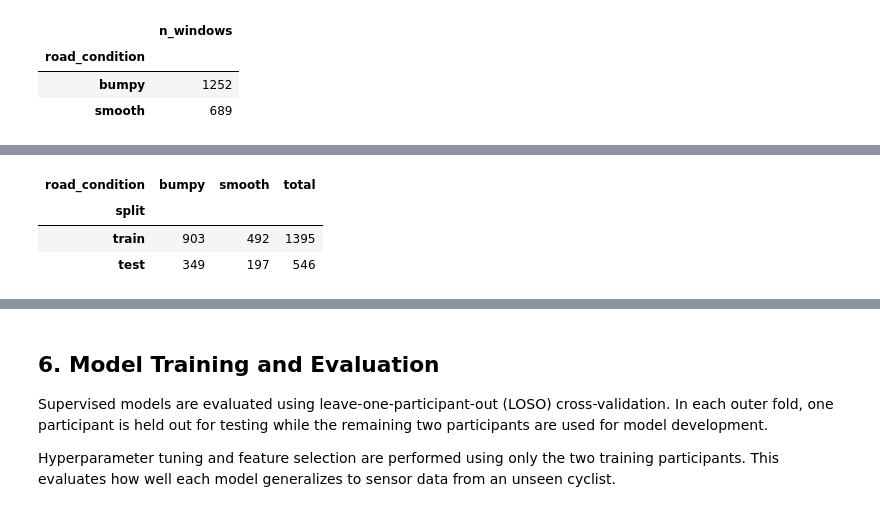
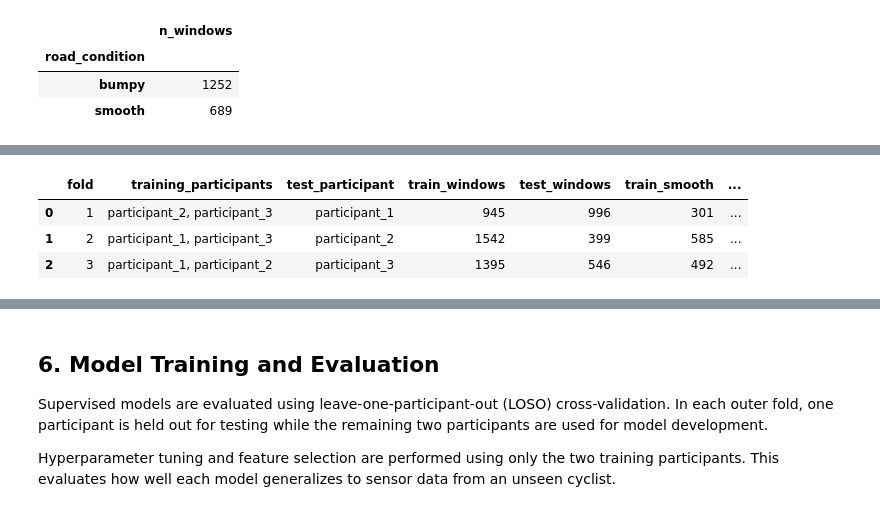
Before and after one commit to xinran-2/Pavement-smoothness-detection-model, a Jupyter notebook: notebooks/Project_pipeline.ipynb, the cells around one changed output, grey strips where cells are left out. Cells and saved outputs as stored; diff of their text form; code cells hidden in the pictures.

Commit message:
Add Gaussian Mixture Model,Self-Organizing Map,K-Means,and Logistic Regression and model evaluation and notebook discussion

```diff
--- a/notebooks/Project_pipeline.ipynb
+++ b/notebooks/Project_pipeline.ipynb
@@ -530,51 +533,55 @@ The data is partitioned by participant: participants 1 and 2 are used for traini
 # %%
-# Fix the held-out participant before examining model performance.
-test_participant = "participant_3"
+# Section 5.2: Create and check the outer LOSO splits.
+participants = sorted(features_df["participant"].unique())
 
-test_mask = features_df["participant"].eq(test_participant)
-train_mask = ~test_mask
+# Start from empty lists every time this cell runs.
+loso_splits = []
+split_rows = []
 
-X_train = X.loc[train_mask].copy()
-X_test = X.loc[test_mask].copy()
+for fold, test_participant in enumerate(participants, start=1):
+    test_mask = features_df["participant"].eq(test_participant)
+    train_mask = ~test_mask
 
-y_train = y.loc[train_mask].copy()
-y_test = y.loc[test_mask].copy()
+    train_metadata = features_df.loc[train_mask, metadata_columns]
+    test_metadata = features_df.loc[test_mask, metadata_columns]
 
-# Keep metadata for checking and later grouped validation.
-train_metadata = features_df.loc[
-    train_mask, metadata_columns
-].copy()
+    # Participants and recordings must not overlap.
+    assert set(train_metadata["participant"]).isdisjoint(
+        set(test_metadata["participant"])
+    )
+    assert set(train_metadata["recording_id"]).isdisjoint(
+        set(test_metadata["recording_id"])
+    )
 
-test_metadata = features_df.loc[
-    test_mask, metadata_columns
-].copy()
+    # Both classes must be present.
+    assert set(y.loc[train_mask].unique()) == {0, 1}
+    assert set(y.loc[test_mask].unique()) == {0, 1}
 
-# Verify that no participant or recording appears in both sets.
-assert set(train_metadata["participant"]).isdisjoint(
-    set(test_metadata["participant"])
-)
+    # Save each checked split for Section 6.
+    loso_splits.append({
+        "held_out_participant": test_participant,
+        "train_mask": train_mask.copy(),
+        "test_mask": test_mask.copy()
+    })
 
-assert set(train_metadata["recording_id"]).isdisjoint(
-    set(test_metadata["recording_id"])
-)
+    split_rows.append({
+        "fold": fold,
+        "training_participants": ", ".join(
+            sorted(train_metadata["participant"].unique())
+        ),
+        "test_participant": test_participant,
+        "train_windows": int(train_mask.sum()),
+        "test_windows": int(test_mask.sum()),
+        "train_smooth": int((y.loc[train_mask] == 0).sum()),
+        "train_bumpy": int((y.loc[train_mask] == 1).sum()),
+        "test_smooth": int((y.loc[test_mask] == 0).sum()),
+        "test_bumpy": int((y.loc[test_mask] == 1).sum())
+    })
 
-assert set(y_train.unique()) == {0, 1}
-assert set(y_test.unique()) == {0, 1}
+split_summary = pd.DataFrame(split_rows)
 
-split_summary = (
-    features_df.assign(
-        split=np.where(test_mask, "test", "train")
-    )
-    .groupby(["split", "road_condition"])
-    .size()
-    .unstack(fill_value=0)
-    .reindex(["train", "test"])
-)
+assert len(loso_splits) == len(participants)
 
-split_summary["total"] = split_summary.sum(axis=1)
-
+print("Number of LOSO splits:", len(loso_splits))
 display(split_summary)
-
-print("X_train:", X_train.shape)
-print("X_test:", X_test.shape)
 # %% [output]
@@ -581,4 +589,4 @@ print("X_test:", X_test.shape)
-| road_condition | bumpy | smooth | total |
-| split |  |  |  |
-| train | 903 | 492 | 1395 |
-| test | 349 | 197 | 546 |
+|  | fold | training_participants | test_participant | train_windows | test_windows | train_smooth | ... |
+| 0 | 1 | participant_2, participant_3 | participant_1 | 945 | 996 | 301 | ... |
+| 1 | 2 | participant_1, participant_3 | participant_2 | 1542 | 399 | 585 | ... |
+| 2 | 3 | participant_1, participant_2 | participant_3 | 1395 | 546 | 492 | ... |
```
Also changed, not shown: parts of 46 cells of this notebook.
